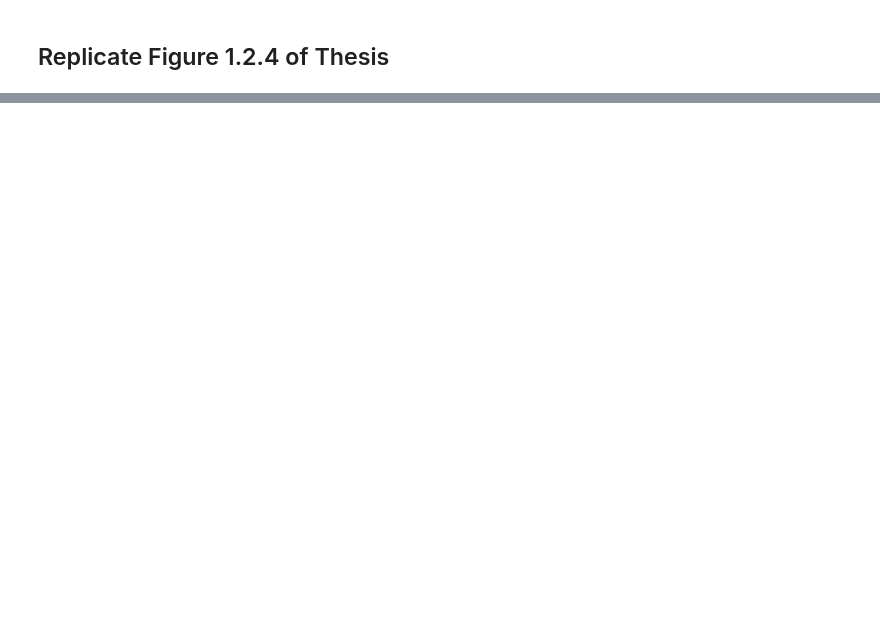
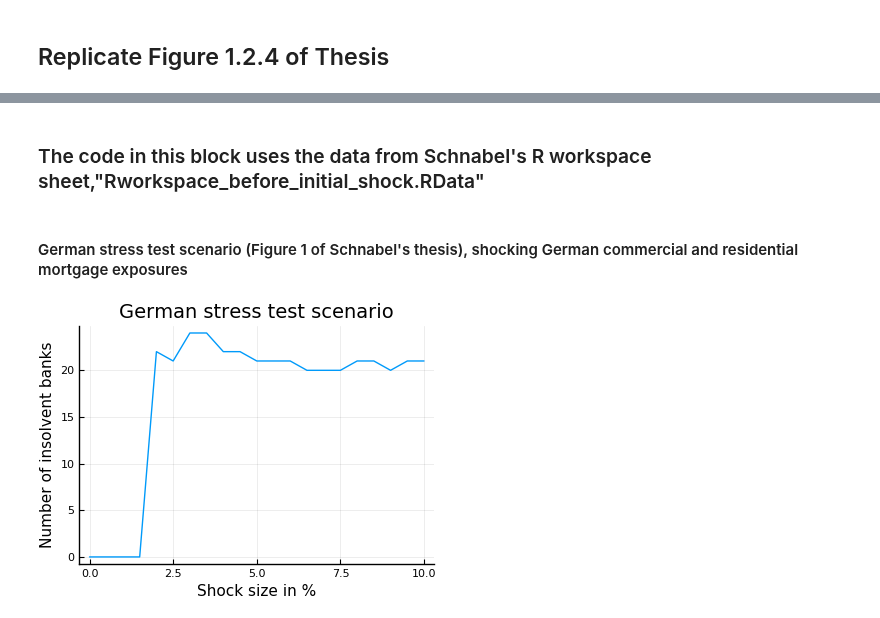
Before and after one commit to wolfstam/FinNetValu, a Jupyter notebook: notebooks/replications_csmodel.ipynb, the cells around one changed output, grey strips where cells are left out. Cells and saved outputs as stored; diff of their text form; code cells hidden in the pictures; blank space fills up the shorter version.

Commit message:
folder clean up, added notebooks for fsmodel and for (attempting to) replicating M. Schnabel's thesis figures using csmodel implementation

```diff
--- a/notebooks/replications_csmodel.ipynb
+++ b/notebooks/replications_csmodel.ipynb
@@ -201,0 +268,11 @@ p = plot(p1,p2, layout=(2,1), size=(400, 600), dpi=100)
+# %% [markdown]
+### The code in this block uses the data from Schnabel's R workspace sheet,"Rworkspace_before_initial_shock.RData"
+# %%
+# file paths to csv files
+C_fp = "/Users/wolfgang/Desktop/Uni/HIWI/Bertschinger/SysRisk/Data/EBA_2011/MSchnabel_preprocessing/Cont_C_MSchnabel.csv"
+Π_fp = "/Users/wolfgang/Desktop/Uni/HIWI/Bertschinger/SysRisk/Data/EBA_2011/MSchnabel_preprocessing/Cont_Pi_MSchnabel.csv"
+Θ_fp = "/Users/wolfgang/Desktop/Uni/HIWI/Bertschinger/SysRisk/Data/EBA_2011/MSchnabel_preprocessing/Cont_Theta_MSchnabel.csv"
+
+C, Π, Θ, bank_ids, Π_ids, Θ_ids = load_csmatrices(C_fp, Π_fp, Θ_fp);
+# %% [markdown]
+#### German stress test scenario (Figure 1 of Schnabel's thesis), shocking German commercial and residential mortgage exposures
@@ -201,0 +310,18 @@ p = plot(p1,p2, layout=(2,1), size=(400, 600), dpi=100)
+# %%
+# test leverage of all banks
+#leverage_ratio = (sum(Π, dims=2) + sum(Θ, dims=2))./C
+#print(leverage_ratio)
+
+num_insolv = ones(size(ϵ_array, 2))
+for j in 1:size(ϵ_array, 2)
+    csmodel = CSModel(Π, C, B, S, ADV, σ,
+                            c, τ, λ_max, λ_target=λ_target, α=α, insolsell=false)
+    # run fire sales cascade, store fixed point
+    fp = fixvalue(csmodel, init_a(csmodel, Θ, ϵ_array[:, j]), m=0)
+    num_insolv[j] = sum(.!solvent(csmodel, fp))
+end
+
+plot(DE_ϵ*100, num_insolv, xlabel="Shock size in %", ylabel="Number of insolvent banks",
+            title="German stress test scenario", legend=false, size=(400,300))
+# %% [output]
+[figure, added]
```
Also changed, not shown: parts of 16 cells of this notebook, 16 other files.
